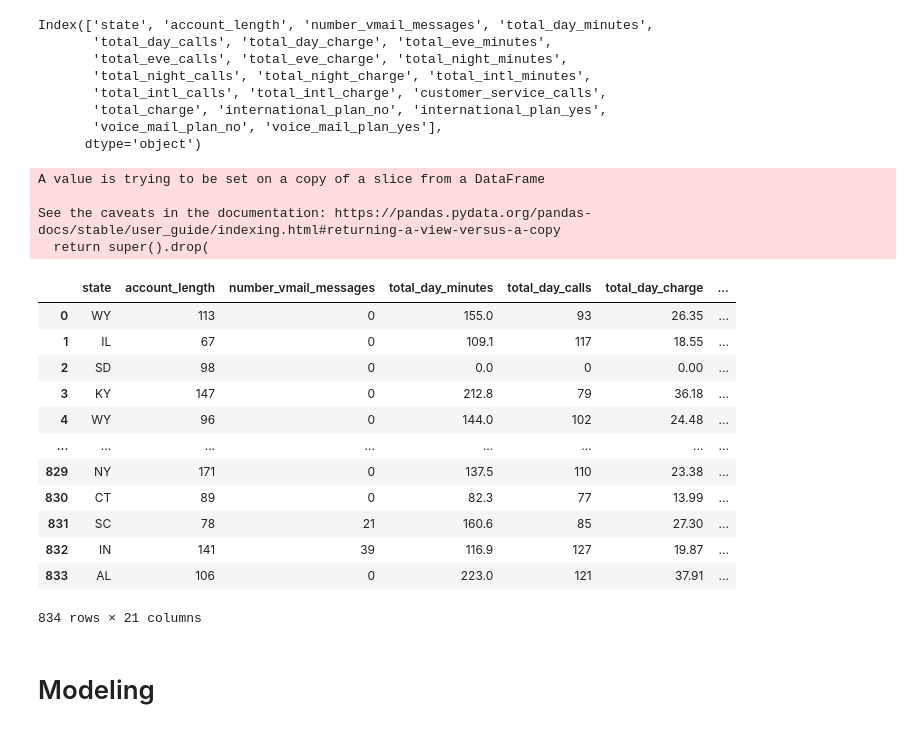
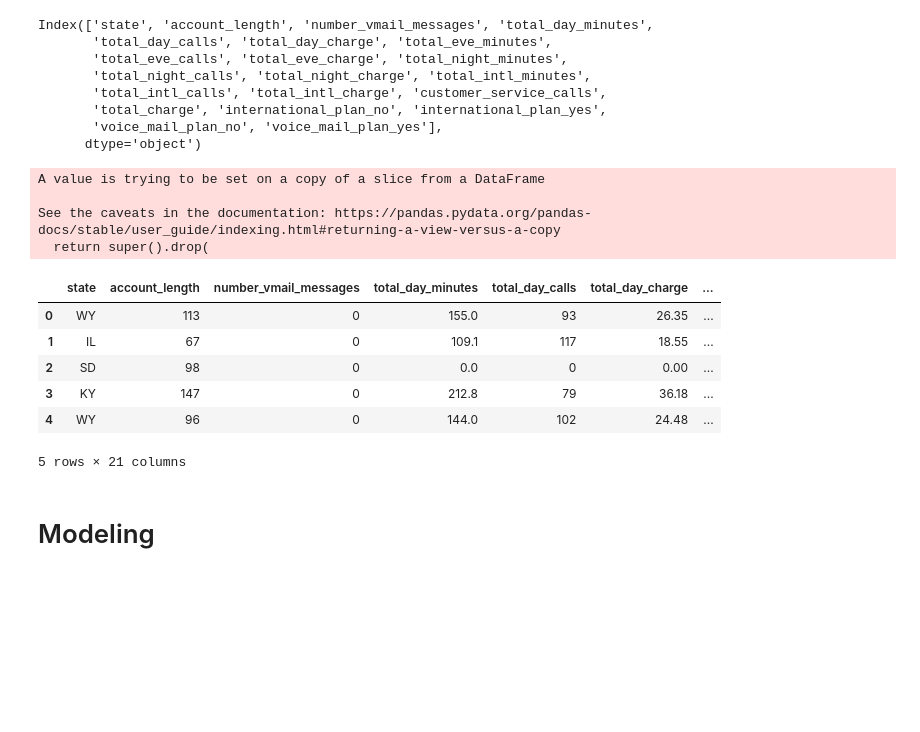
Before and after one commit to jmg0144/Customer-Churn-Classification-Analysis, a Jupyter notebook: SyriaTel-Customer-Churn-Analysis.ipynb, the cells around one changed output. Saved outputs shown, nothing was run; the diff lists cells and outputs as text; code cells hidden in the pictures; blank space fills up the shorter version.

```diff
--- a/SyriaTel-Customer-Churn-Analysis.ipynb
+++ b/SyriaTel-Customer-Churn-Analysis.ipynb
@@ -418,29 +412,23 @@ Index(['state', 'account_length', 'number_vmail_messages', 'total_day_minutes',
 # %%
 ohe = OneHotEncoder(handle_unknown='ignore',sparse=False)
 ohe_test_df = pd.DataFrame(ohe.fit_transform(X_test[['international_plan', 'voice_mail_plan']]))
 ohe_test_df.columns = ohe.get_feature_names(['international_plan', 'voice_mail_plan'])
 X_test.drop(['international_plan', 'voice_mail_plan'] ,axis=1, inplace=True)
 X_test = pd.concat([X_test.reset_index(drop=True),pd.DataFrame(ohe_test_df).reset_index(drop=True)],
     axis=1)
-X_test
+X_test.head()
 # %% [output]
 A value is trying to be set on a copy of a slice from a DataFrame
 
 See the caveats in the documentation: https://pandas.pydata.org/pandas-docs/stable/user_guide/indexing.html#returning-a-view-versus-a-copy
   return super().drop(
 |  | state | account_length | number_vmail_messages | total_day_minutes | total_day_calls | total_day_charge | ... |
 | 0 | WY | 113 | 0 | 155.0 | 93 | 26.35 | ... |
 | 1 | IL | 67 | 0 | 109.1 | 117 | 18.55 | ... |
 | 2 | SD | 98 | 0 | 0.0 | 0 | 0.00 | ... |
 | 3 | KY | 147 | 0 | 212.8 | 79 | 36.18 | ... |
 | 4 | WY | 96 | 0 | 144.0 | 102 | 24.48 | ... |
-| ... | ... | ... | ... | ... | ... | ... | ... |
-| 829 | NY | 171 | 0 | 137.5 | 110 | 23.38 | ... |
-| 830 | CT | 89 | 0 | 82.3 | 77 | 13.99 | ... |
-| 831 | SC | 78 | 21 | 160.6 | 85 | 27.30 | ... |
-| 832 | IN | 141 | 39 | 116.9 | 127 | 19.87 | ... |
-| 833 | AL | 106 | 0 | 223.0 | 121 | 37.91 | ... |
-834 rows × 21 columns
+5 rows × 21 columns
 # %%
 #Drop state column from the data
 X_train.drop(['state'], inplace=True, axis=1)
```
Also changed, not shown: parts of 20 cells of this notebook.
